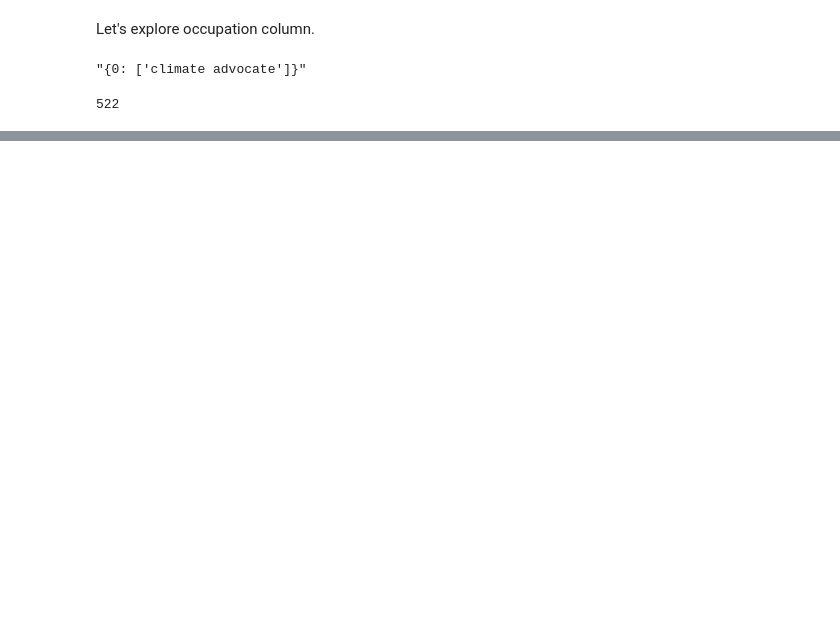
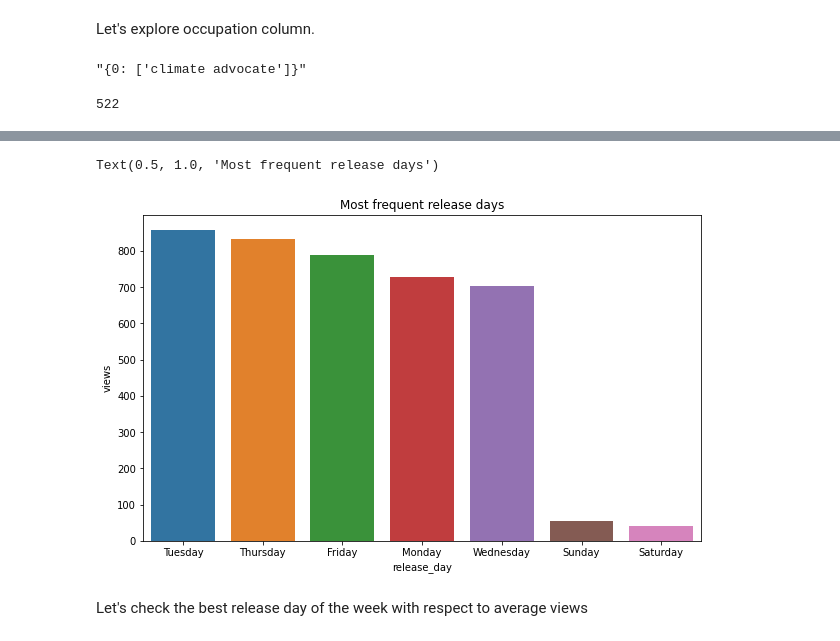
Before and after one commit to Gayatri-Surapaneni/Ted-Talks-Views-Prediction-ML, a Jupyter notebook: Copy_of_Ted_Talk_Views_Prediction_ML_Project_Gayatri_S.ipynb, the cells around one changed output, grey strips where cells are left out. Cells and saved outputs as stored; diff of their text form; code cells hidden in the pictures; blank space fills up the shorter version.

```diff
--- a/Copy_of_Ted_Talk_Views_Prediction_ML_Project_Gayatri_S.ipynb
+++ b/Copy_of_Ted_Talk_Views_Prediction_ML_Project_Gayatri_S.ipynb
@@ -282,0 +350,8 @@ df['occupations'].isna().sum()
+# %%
+import datetime
+df['published_date'] = df['published_date'].apply(lambda x: datetime.datetime.strptime(x,"%Y-%m-%d"))
+# %%
+#extracting release day, month and year from the published date column
+df['release_day'] = df['published_date'].apply(lambda x: x.weekday())
+df['release_month']=df['published_date'].apply(lambda x: x.month)
+df['release_year'] = df['published_date'].apply(lambda x: x.year)
@@ -282,0 +364,4 @@ df['occupations'].isna().sum()
+# %%
+#encoding of release_day column with corresponding week day name
+week_day={0:'Monday',1:'Tuesday',2:'Wednesday',3:'Thursday',4:'Friday',5:'Saturday',6:'Sunday'}
+df['release_day']=df['release_day'].map(week_day)
@@ -282,0 +372,6 @@ df['occupations'].isna().sum()
+# %%
+#checking the day of the month having maximum release date
+freq_rel_day=df[['release_day','views']].groupby('release_day').agg({'views' : 'count'})
+freq_rel_day=freq_rel_day.sort_values('views',ascending=False)
+freq_rel_day.reset_index(inplace=True)
+freq_rel_day
@@ -282,0 +387,10 @@ df['occupations'].isna().sum()
+# %%
+# checking the day of the week having maximum release date
+plt.figure(figsize=(10,6))
+sns.barplot(x='release_day',y='views',data=freq_rel_day)
+plt.title('Most frequent release days')
+# %% [output]
+Text(0.5, 1.0, 'Most frequent release days')
+[figure, added]
+# %% [markdown]
+Let's check the best release day of the week with respect to average views
```
Also changed, not shown: parts of 16 cells of this notebook.
